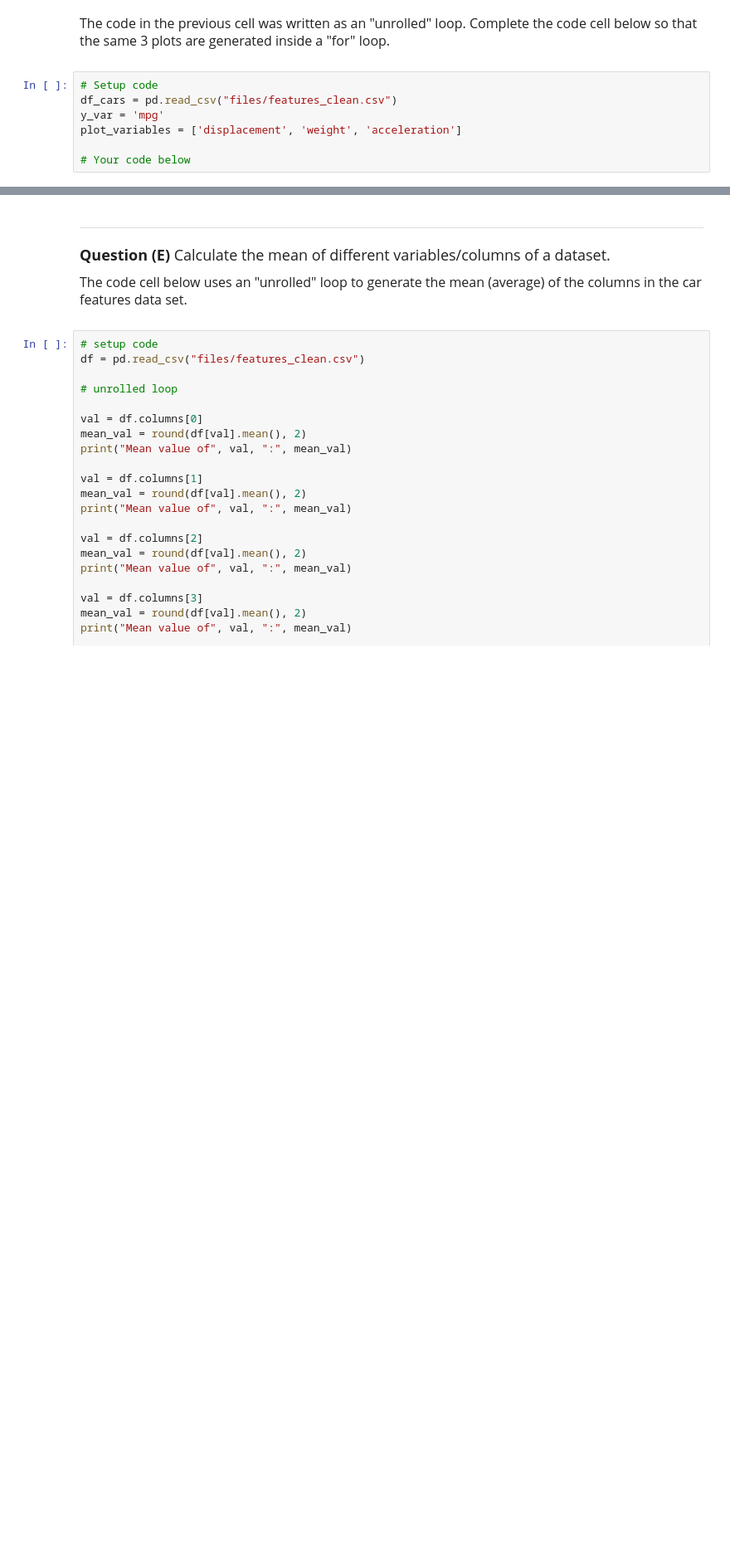
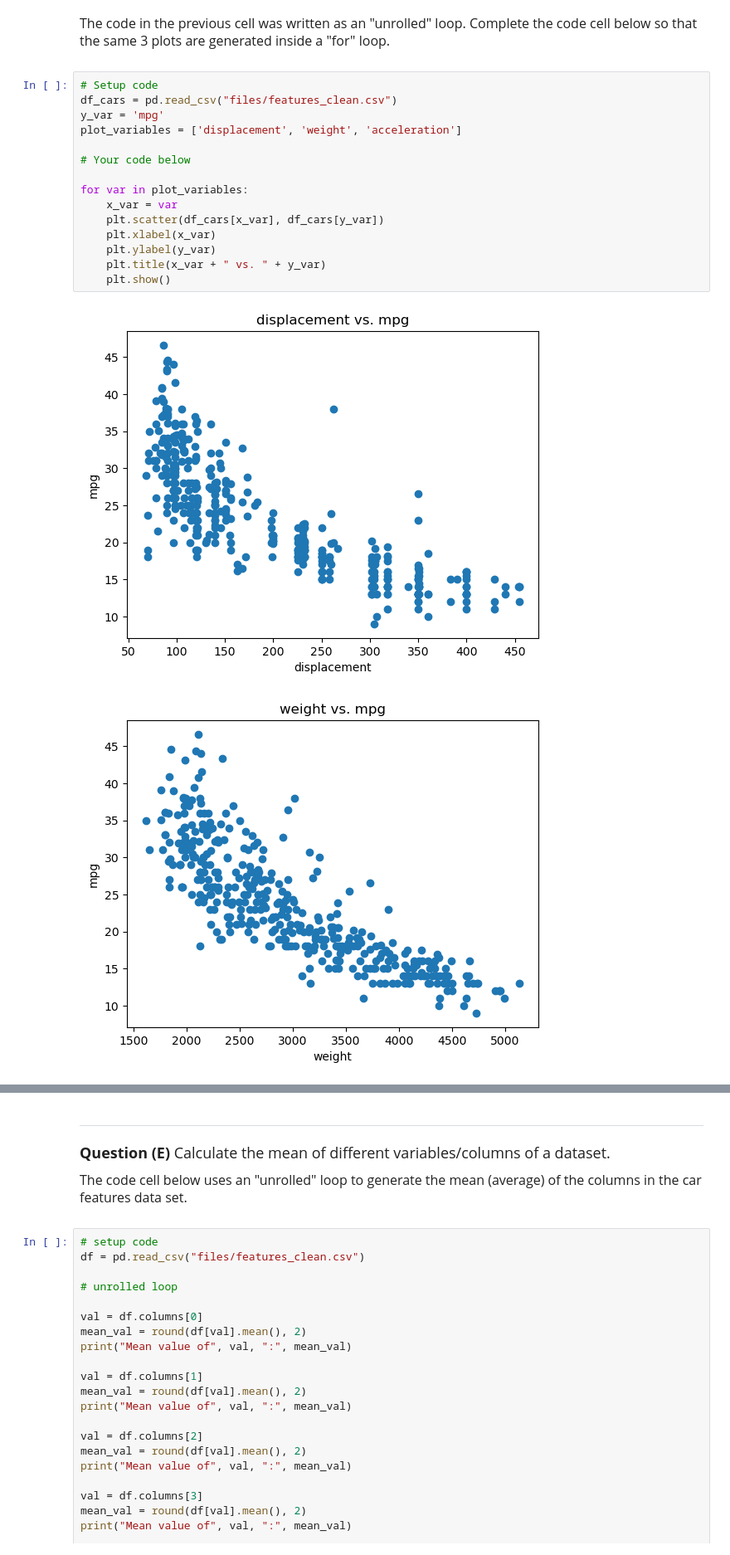
Before and after one commit to RileyK05/datasci151fall2026, a Jupyter notebook: _quizzes/practice_quiz_2/practice_quiz.ipynb, the cells around one changed output, grey strips where cells are left out. Shown at 83% size. Drawn from its saved outputs; the diff is of its cells as text; blank space fills up the shorter version.

```diff
--- a/_quizzes/practice_quiz_2/practice_quiz.ipynb
+++ b/_quizzes/practice_quiz_2/practice_quiz.ipynb
@@ -140,7 +176,18 @@ The code in the previous cell was written as an "unrolled" loop. Complete the co
 # %%
 # Setup code
 df_cars = pd.read_csv("files/features_clean.csv")
 y_var = 'mpg'
 plot_variables = ['displacement', 'weight', 'acceleration']
 
 # Your code below
+
+for var in plot_variables:
+    x_var = var
+    plt.scatter(df_cars[x_var], df_cars[y_var])
+    plt.xlabel(x_var)
+    plt.ylabel(y_var)
+    plt.title(x_var + " vs. " + y_var)
+    plt.show()
+# %% [output]
+[figure, added]
+[figure, added]
```
Also changed, not shown: parts of 8 cells of this notebook.
